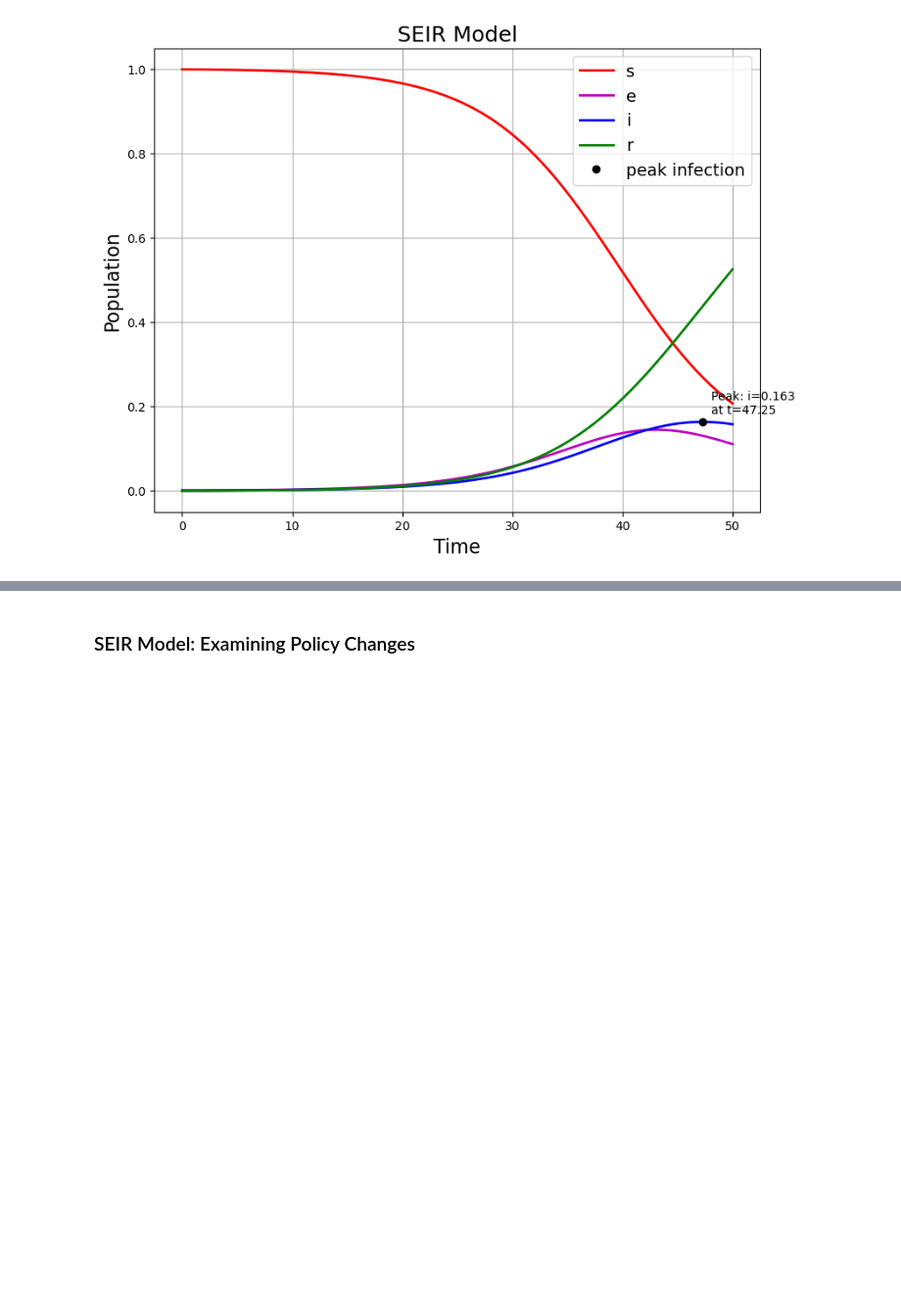
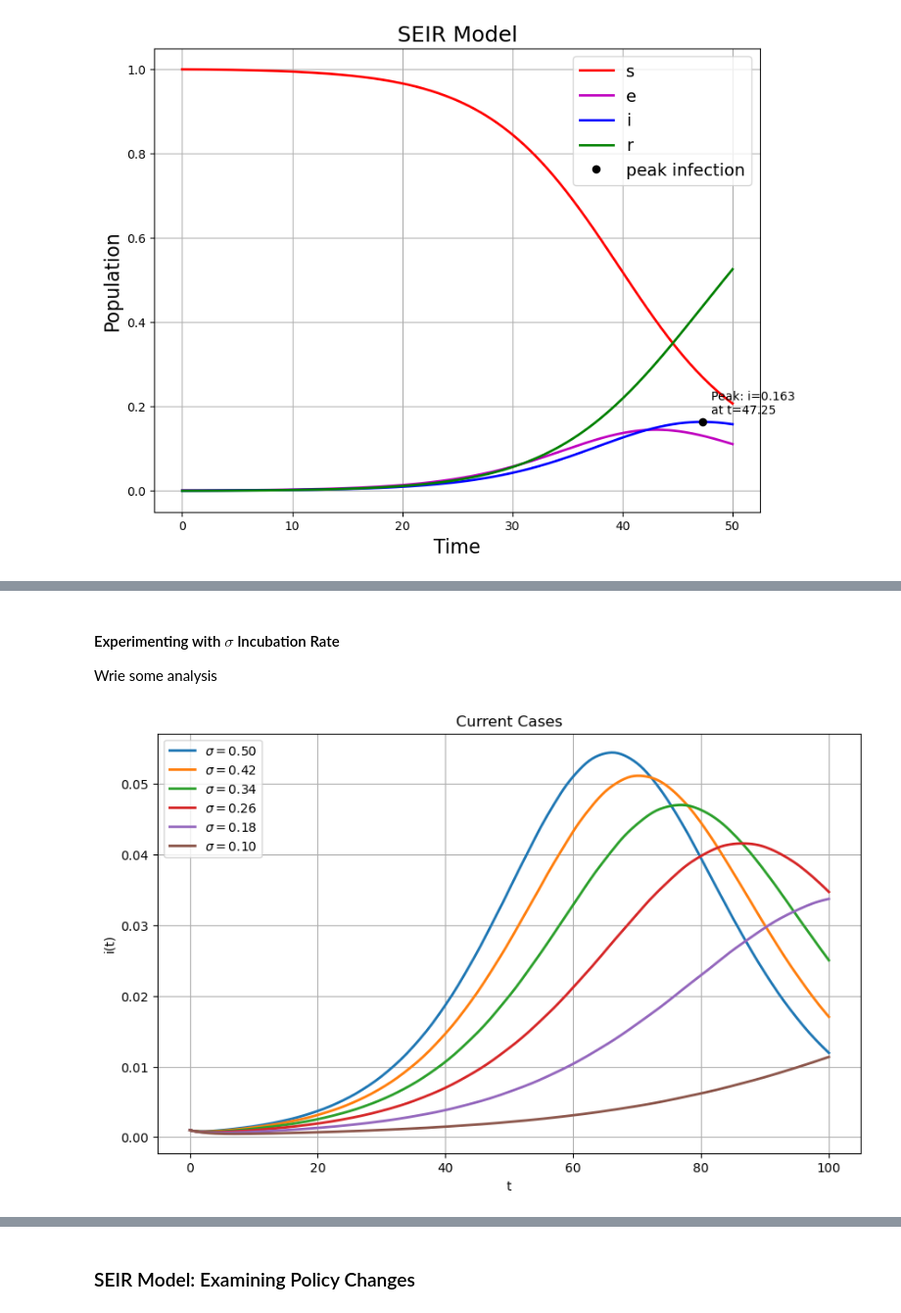
Before and after one commit to carlykiang/apma4300-disease-modeling, a Jupyter notebook: project.ipynb, the cells around one changed output, grey strips where cells are left out. Shown at 98% size. Saved outputs shown, nothing was run; the diff lists cells and outputs as text; code cells hidden in the pictures; blank space fills up the shorter version.

```diff
--- a/project.ipynb
+++ b/project.ipynb
@@ -273,0 +415,53 @@ One way we can use the SEIR model to explore disease spread is seeing how differ
+# %% [markdown]
+#### Experimenting with $\sigma$ Incubation Rate
+Wrie some analysis
+# %%
+# parameters
+
+gamma = 1/4.0       # infectious period ~4 days
+sigma_vals = numpy.linspace(1/2, 1/10, 6)       # latent period ~5.2 days
+
+R0 = 1.6   # like range(1.6, 3.0, length=6)
+
+# initial conditions (scaled to sum to 1)
+s0 = 0.999
+e0 = 0.0
+i0 = 0.001
+r0 = 0.0
+u0 = numpy.array([s0, e0, i0, r0])
+
+t_span = (0, 100)
+t_eval = numpy.arange(0, 100.1, 0.5)
+
+# solve for each R0
+
+solutions = []
+infecteds = []
+
+for s in sigma_vals:
+    sol = solve_ivp(
+        F, t_span, u0, t_eval=t_eval,
+        args=(gamma, R0, s),
+        method='RK45'
+    )
+    solutions.append(sol)
+    infecteds.append(sol.y[2])  # i(t) = third component
+
+# plotting
+plt.figure(figsize=(10,6))
+
+for s, i_curve in zip(sigma_vals, infecteds):
+    plt.plot(t_eval, i_curve, linewidth=2, label=fr"$\sigma = {s:.2f}$")
+
+plt.xlabel("t")
+plt.ylabel("i(t)")
+plt.title("Current Cases")
+plt.legend(loc="upper left")
+plt.grid(True)
+plt.show()
+
+
+# code adapted from section 44.4.1 of https://julia.quantecon.org/continuous_time/seir_model.html
+# The sampled code was written in Julia
+# %% [output]
+[figure, added]
```
Also changed, not shown: parts of 7 cells of this notebook.
